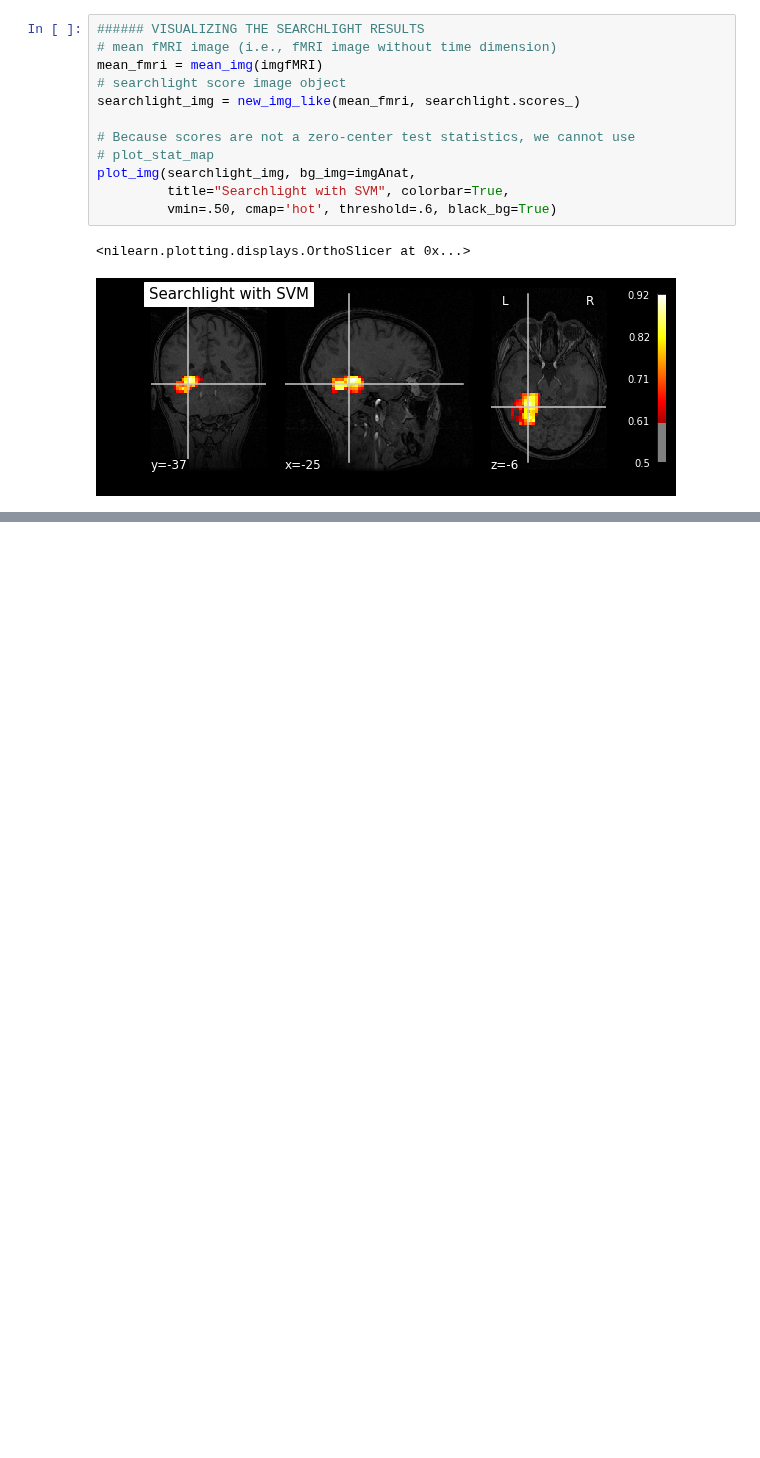
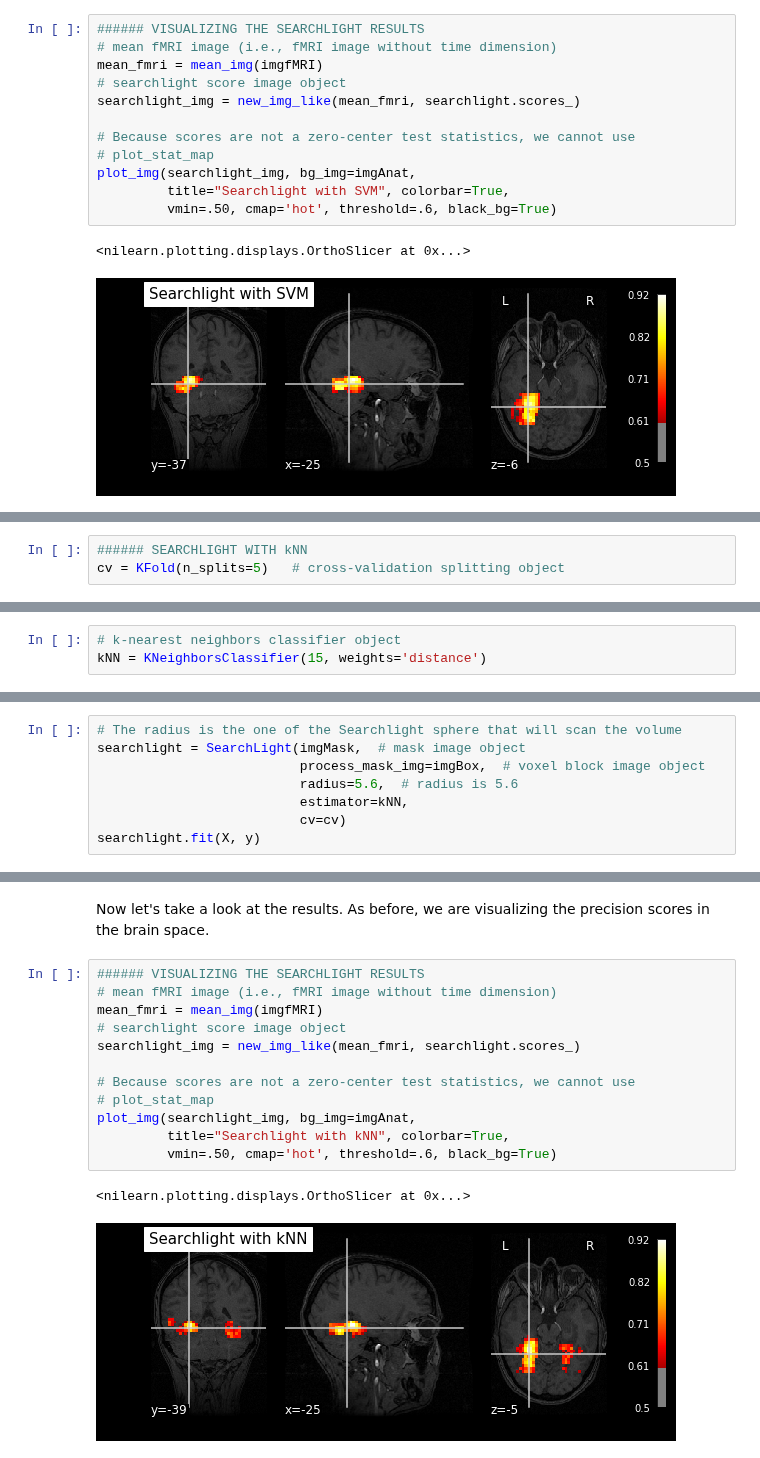
Before and after one commit to sathayas/JupyterfMRIFall2019, a Jupyter notebook: SearchLight.ipynb, the cells around one changed output, grey strips where cells are left out. Drawn from its saved outputs; the diff is of its cells as text; blank space fills up the shorter version.

```diff
--- a/SearchLight.ipynb
+++ b/SearchLight.ipynb
@@ -357,0 +463,3 @@ As you can see, some voxels are very informative, with scores close to 90%.
+# %%
+###### SEARCHLIGHT WITH kNN
+cv = KFold(n_splits=5)   # cross-validation splitting object
@@ -357,0 +468,3 @@ As you can see, some voxels are very informative, with scores close to 90%.
+# %%
+# k-nearest neighbors classifier object
+kNN = KNeighborsClassifier(15, weights='distance')
@@ -357,0 +473,8 @@ As you can see, some voxels are very informative, with scores close to 90%.
+# %%
+# The radius is the one of the Searchlight sphere that will scan the volume
+searchlight = SearchLight(imgMask,  # mask image object
+                          process_mask_img=imgBox,  # voxel block image object
+                          radius=5.6,  # radius is 5.6
+                          estimator=kNN,
+                          cv=cv)
+searchlight.fit(X, y)
@@ -357,0 +492,17 @@ As you can see, some voxels are very informative, with scores close to 90%.
+# %% [markdown]
+Now let's take a look at the results. As before, we are visualizing the precision scores in the brain space.
+# %%
+###### VISUALIZING THE SEARCHLIGHT RESULTS
+# mean fMRI image (i.e., fMRI image without time dimension)
+mean_fmri = mean_img(imgfMRI)
+# searchlight score image object
+searchlight_img = new_img_like(mean_fmri, searchlight.scores_)
+
+# Because scores are not a zero-center test statistics, we cannot use
+# plot_stat_map
+plot_img(searchlight_img, bg_img=imgAnat,
+         title="Searchlight with kNN", colorbar=True,
+         vmin=.50, cmap='hot', threshold=.6, black_bg=True)
+# %% [output]
+<nilearn.plotting.displays.OrthoSlicer at 0x...>
+[figure, added]
```
Also changed, not shown: parts of 13 cells of this notebook.
